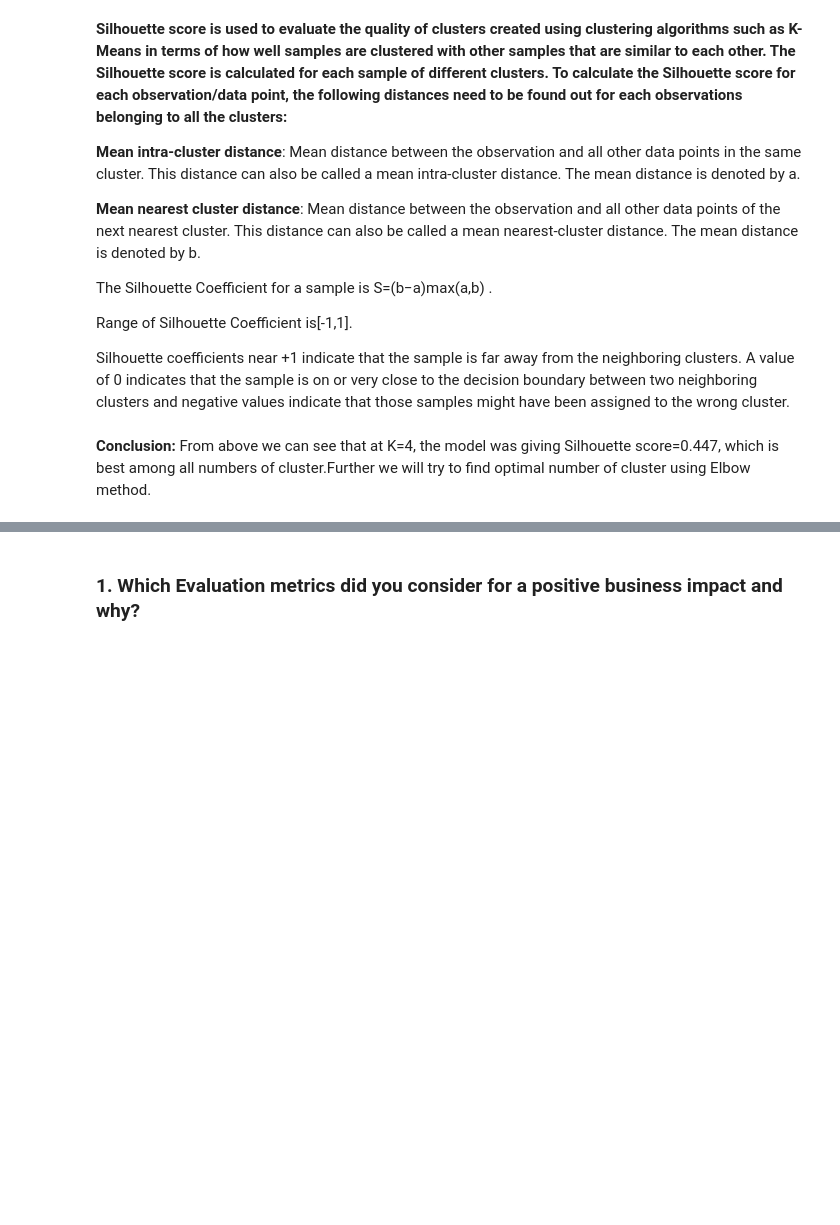
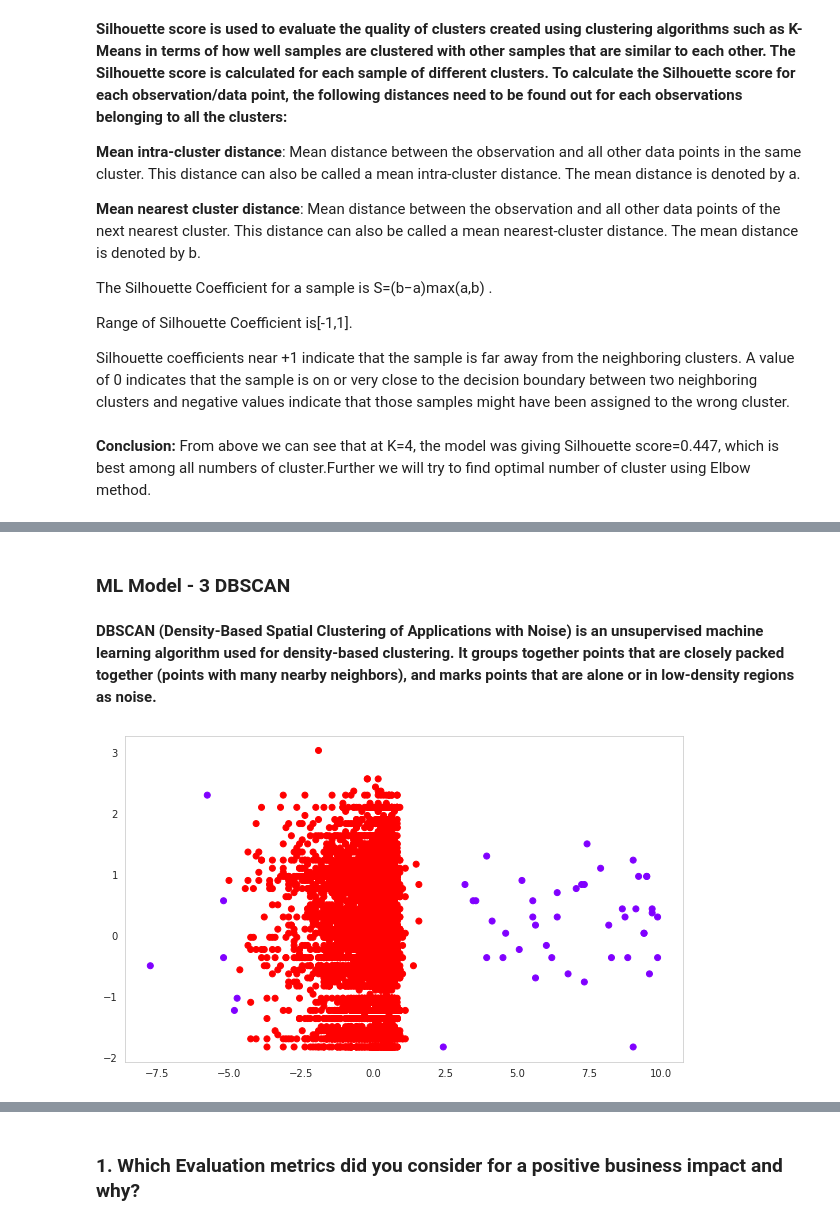
Before and after one commit to Asif-PA/NetflixMovies-TVShowsClustering, a Jupyter notebook: Asif_NetflixMovies&TVShowsClustering.ipynb, the cells around one changed output, grey strips where cells are left out. Drawn from its saved outputs; the diff is of its cells as text; code cells hidden in the pictures; blank space fills up the shorter version.

```diff
--- a/Asif_NetflixMovies&TVShowsClustering.ipynb
+++ b/Asif_NetflixMovies&TVShowsClustering.ipynb
@@ -1620,0 +1597,16 @@ Answer Here.
+# %% [markdown]
+### ML Model - 3 **DBSCAN**
+# %% [markdown]
+**DBSCAN (Density-Based Spatial Clustering of Applications with Noise) is an unsupervised machine learning algorithm used for density-based clustering. It groups together points that are closely packed together (points with many nearby neighbors), and marks points that are alone or in low-density regions as noise.**
+# %%
+# ML Model - 3 Implementation
+#Importing Libraries
+from sklearn.cluster import DBSCAN
+from sklearn import metrics
+y_pred = DBSCAN(eps=0.9, min_samples=20).fit_predict(X)
+plt.figure(figsize=(10,6))
+plt.grid(b=None)
+plt.scatter(X[:,0], X[:,1], c=y_pred, cmap='rainbow')
+plt.show()
+# %% [output]
+[figure, added]
```
Also changed, not shown: parts of 60 cells of this notebook.
